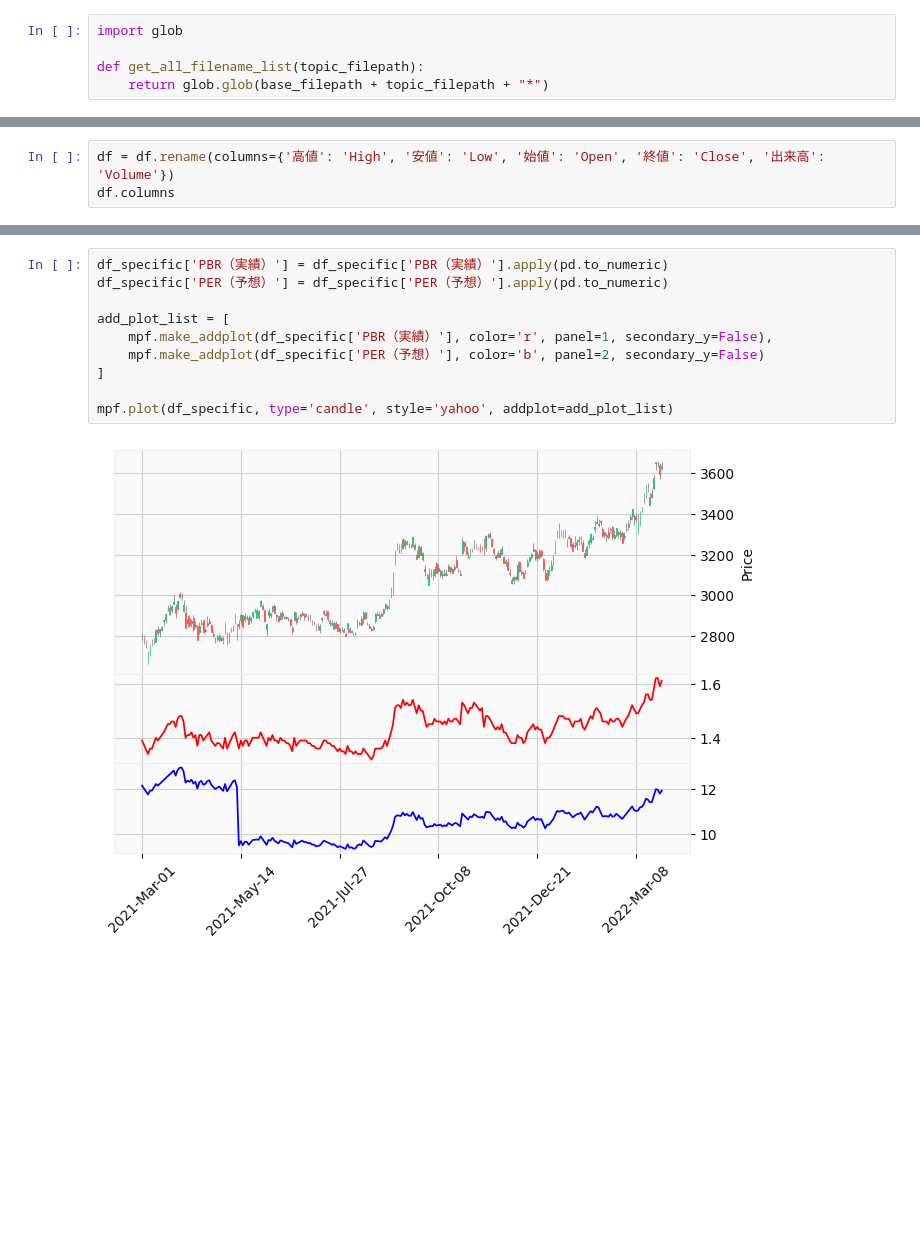
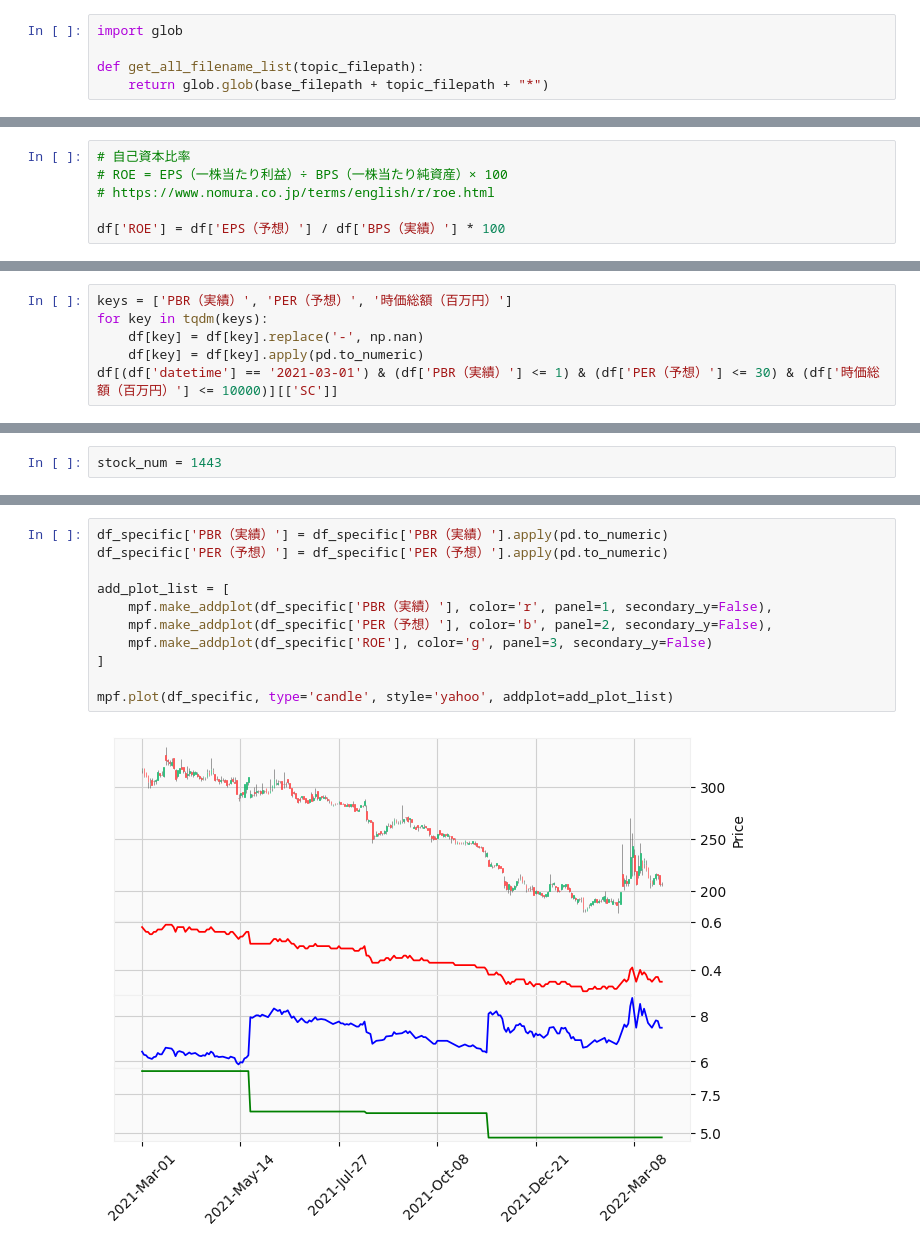
Before and after one commit to motacapla/StockAnalyzer, a Jupyter notebook: backtracer.ipynb, the cells around one changed output, grey strips where cells are left out. Drawn from its saved outputs; the diff is of its cells as text; blank space fills up the shorter version.

```diff
--- a/backtracer.ipynb
+++ b/backtracer.ipynb
@@ -187,3 +191,9 @@ kabu_plus/japan-all-stock-margin-transactions/weekly/japan-all-stock-margin-tran
+# %%
+# 自己資本比率
+# ROE = EPS（一株当たり利益）÷ BPS（一株当たり純資産）× 100
+# https://www.nomura.co.jp/terms/english/r/roe.html
+
+df['ROE'] = df['EPS（予想）'] / df['BPS（実績）'] * 100
 # %%
 delete_columns = ['SC', '市場', 'datetime']
 
@@ -227,3 +217,0 @@ df[df['SC'] == stock_num]
-# %%
-df = df.rename(columns={'高値': 'High', '安値': 'Low', '始値': 'Open', '終値': 'Close', '出来高': 'Volume'})
-df.columns
@@ -236,0 +218,6 @@ Index(['名称', '業種', '時価総額（百万円）', '発行済株式数',
+# %%
+keys = ['PBR（実績）', 'PER（予想）', '時価総額（百万円）']
+for key in tqdm(keys):
+    df[key] = df[key].replace('-', np.nan)
+    df[key] = df[key].apply(pd.to_numeric)
+df[(df['datetime'] == '2021-03-01') & (df['PBR（実績）'] <= 1) & (df['PER（予想）'] <= 30) & (df['時価総額（百万円）'] <= 10000)][['SC']]
@@ -237 +239,3 @@ Index(['名称', '業種', '時価総額（百万円）', '発行済株式数',
+# %%
+stock_num = 1443
 # %%
@@ -256,12 +257,13 @@ mpf.plot(df_specific, type='candle', volume=True, mav=(5, 25), figratio=(12,4),
 # %%
 df_specific['PBR（実績）'] = df_specific['PBR（実績）'].apply(pd.to_numeric)
 df_specific['PER（予想）'] = df_specific['PER（予想）'].apply(pd.to_numeric)
 
 add_plot_list = [
     mpf.make_addplot(df_specific['PBR（実績）'], color='r', panel=1, secondary_y=False),
-    mpf.make_addplot(df_specific['PER（予想）'], color='b', panel=2, secondary_y=False)
+    mpf.make_addplot(df_specific['PER（予想）'], color='b', panel=2, secondary_y=False),
+    mpf.make_addplot(df_specific['ROE'], color='g', panel=3, secondary_y=False)
 ]
 
 mpf.plot(df_specific, type='candle', style='yahoo', addplot=add_plot_list)
 # %% [output]
-[figure, old version]
+[figure, new version]
```
Also changed, not shown: parts of 21 cells of this notebook.
